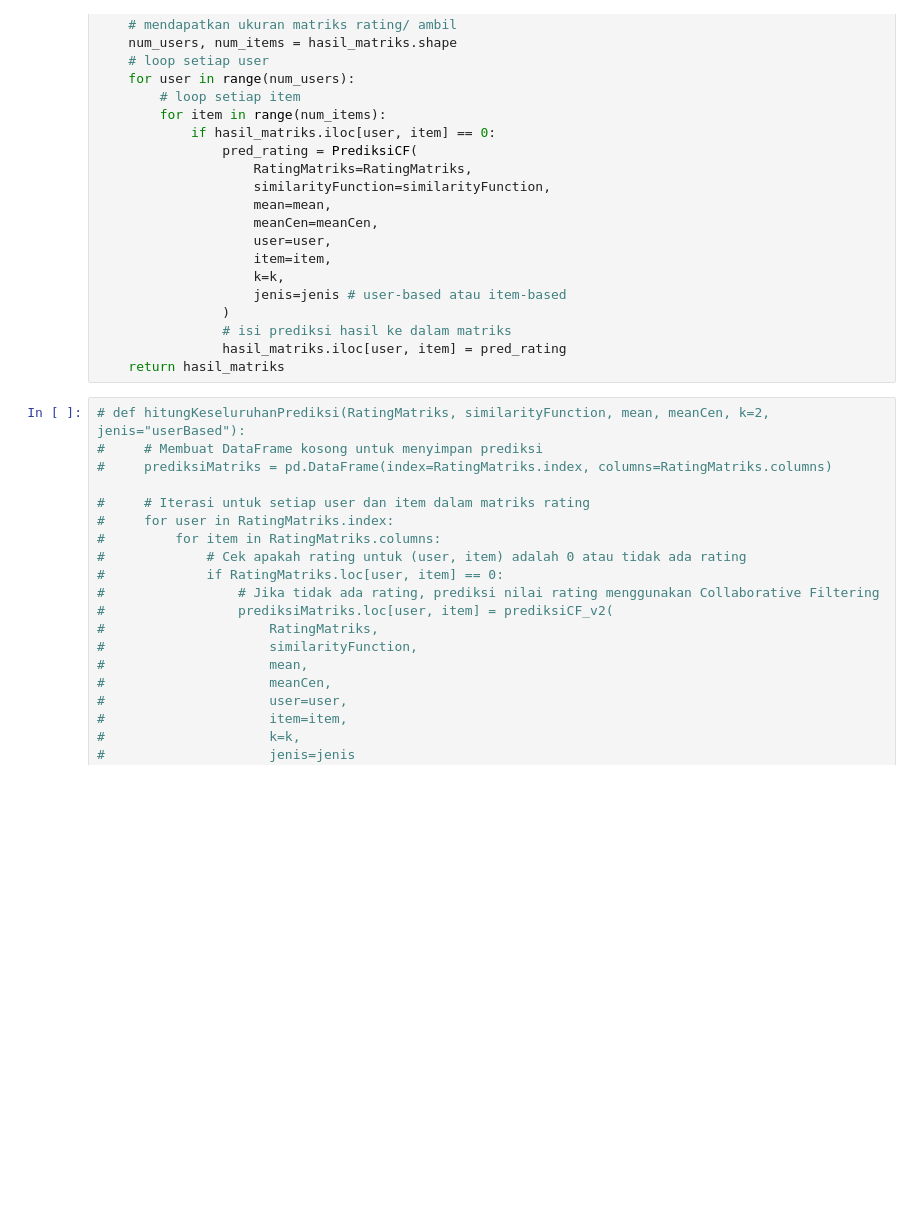
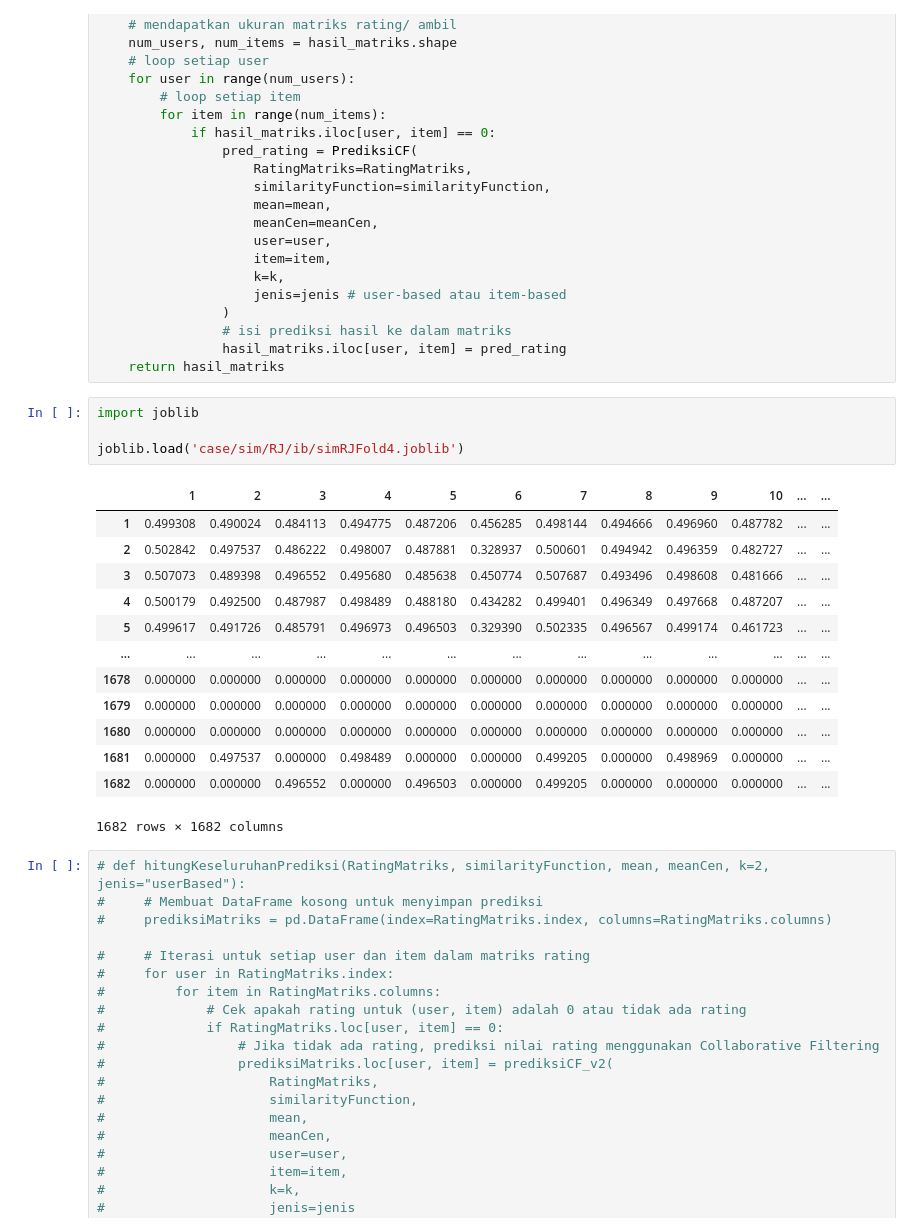
Before and after one commit to alfiiinur/setBasedImplentasi, a Jupyter notebook: relevantJaccard.ipynb, the cells around one changed output. Cells and saved outputs as stored; diff of their text form; blank space fills up the shorter version.

```diff
--- a/relevantJaccard.ipynb
+++ b/relevantJaccard.ipynb
@@ -508,6 +551,24 @@ def prediksi_semua_matriks2(RatingMatriks, similarityFunction, mean, meanCen, k=
                 # isi prediksi hasil ke dalam matriks
                 hasil_matriks.iloc[user, item] = pred_rating
     return hasil_matriks
+# %%
+import joblib
+
+joblib.load('case/sim/RJ/ib/simRJFold4.joblib')
+# %% [output]
+|  | 1 | 2 | 3 | 4 | 5 | 6 | 7 | 8 | 9 | 10 | ... | ... |
+| 1 | 0.499308 | 0.490024 | 0.484113 | 0.494775 | 0.487206 | 0.456285 | 0.498144 | 0.494666 | 0.496960 | 0.487782 | ... | ... |
+| 2 | 0.502842 | 0.497537 | 0.486222 | 0.498007 | 0.487881 | 0.328937 | 0.500601 | 0.494942 | 0.496359 | 0.482727 | ... | ... |
+| 3 | 0.507073 | 0.489398 | 0.496552 | 0.495680 | 0.485638 | 0.450774 | 0.507687 | 0.493496 | 0.498608 | 0.481666 | ... | ... |
+| 4 | 0.500179 | 0.492500 | 0.487987 | 0.498489 | 0.488180 | 0.434282 | 0.499401 | 0.496349 | 0.497668 | 0.487207 | ... | ... |
+| 5 | 0.499617 | 0.491726 | 0.485791 | 0.496973 | 0.496503 | 0.329390 | 0.502335 | 0.496567 | 0.499174 | 0.461723 | ... | ... |
+| ... | ... | ... | ... | ... | ... | ... | ... | ... | ... | ... | ... | ... |
+| 1678 | 0.000000 | 0.000000 | 0.000000 | 0.000000 | 0.000000 | 0.000000 | 0.000000 | 0.000000 | 0.000000 | 0.000000 | ... | ... |
+| 1679 | 0.000000 | 0.000000 | 0.000000 | 0.000000 | 0.000000 | 0.000000 | 0.000000 | 0.000000 | 0.000000 | 0.000000 | ... | ... |
+| 1680 | 0.000000 | 0.000000 | 0.000000 | 0.000000 | 0.000000 | 0.000000 | 0.000000 | 0.000000 | 0.000000 | 0.000000 | ... | ... |
+| 1681 | 0.000000 | 0.497537 | 0.000000 | 0.498489 | 0.000000 | 0.000000 | 0.499205 | 0.000000 | 0.498969 | 0.000000 | ... | ... |
+| 1682 | 0.000000 | 0.000000 | 0.496552 | 0.000000 | 0.496503 | 0.000000 | 0.499205 | 0.000000 | 0.000000 | 0.000000 | ... | ... |
+1682 rows × 1682 columns
 # %%
 # def hitungKeseluruhanPrediksi(RatingMatriks, similarityFunction, mean, meanCen, k=2, jenis="userBased"):
 #     # Membuat DataFrame kosong untuk menyimpan prediksi
```
Also changed, not shown: parts of 20 cells of this notebook, 6 other files.
